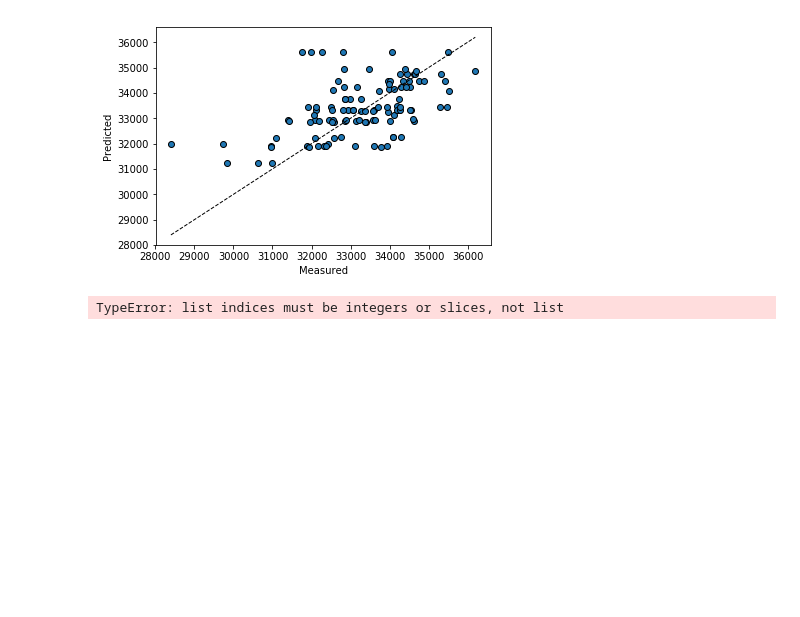
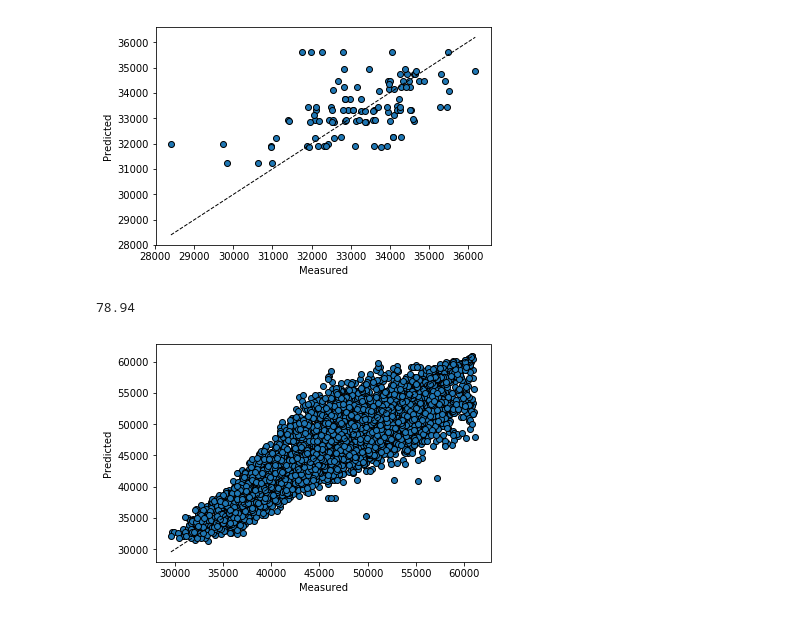
Before and after one commit to nabartekak/IM-web-scrape, a Jupyter notebook: Unit_4_Project_Part_3 - Copy New.ipynb, the cells around one changed output. Cells and saved outputs as stored; diff of their text form; code cells hidden in the pictures; blank space fills up the shorter version.

```diff
--- a/Unit_4_Project_Part_3 - Copy New.ipynb
+++ b/Unit_4_Project_Part_3 - Copy New.ipynb
@@ -754,37 +754,40 @@ plt.show()
 15.75
 [figure]
 # %%
-n = kona[['Age_Group', 'Water_Temp', 'Start_Elevation_Bike',
+from sklearn.model_selection import train_test_split
+from sklearn.ensemble import RandomForestRegressor
+n = data[['Age_Group', 'Water_Temp', 'Start_Elevation_Bike',
        'Finish_Elevation_Bike', 'Elevation_Gain_Bike', 'Start_Elevation_Run',
        'Finish_Elevation_Run', 'Elevation_Gain_Run', 'Avg_Weather_Temp_High',
        'Avg_Weather_Temp_Low','Finish','Div_Rank']]
 
 # split data into two
 train_data, test_data = train_test_split(n, test_size=0.33)
 
-x_train = train_data.drop('Div_Rank', axis=1)
-y_train = train_data['Div_Rank']
+x_train = train_data.drop('Finish', axis=1)
+y_train = train_data['Finish']
 
-x_test = test_data.drop(['Div_Rank'], axis=1)
-y_test = test_data['Div_Rank']
+x_test = test_data.drop(['Finish'], axis=1)
+y_test = test_data['Finish']
 
 # create and fit the forest
 kona = RandomForestRegressor(n_estimators=100)
 kona.fit(x_train, y_train)
 
 # predict
 y_pred = kona.predict(x_test)
 
 # print the score
 kona_score = round(kona.score(x_test, y_test) * 100, 2)
 print(kona_score)
 
 # plot predicted v measured
 fig, ax = plt.subplots()
 ax.scatter(y_test, y_pred, edgecolors=(0, 0, 0))
 ax.plot([y_test.min(), y_test.max()], [y_test.min(), y_test.max()], 'k--', lw=1)
 ax.set_xlabel('Measured')
 ax.set_ylabel('Predicted')
 plt.show()
 # %% [output]
-TypeError: list indices must be integers or slices, not list
+78.94
+[figure, added]
```
